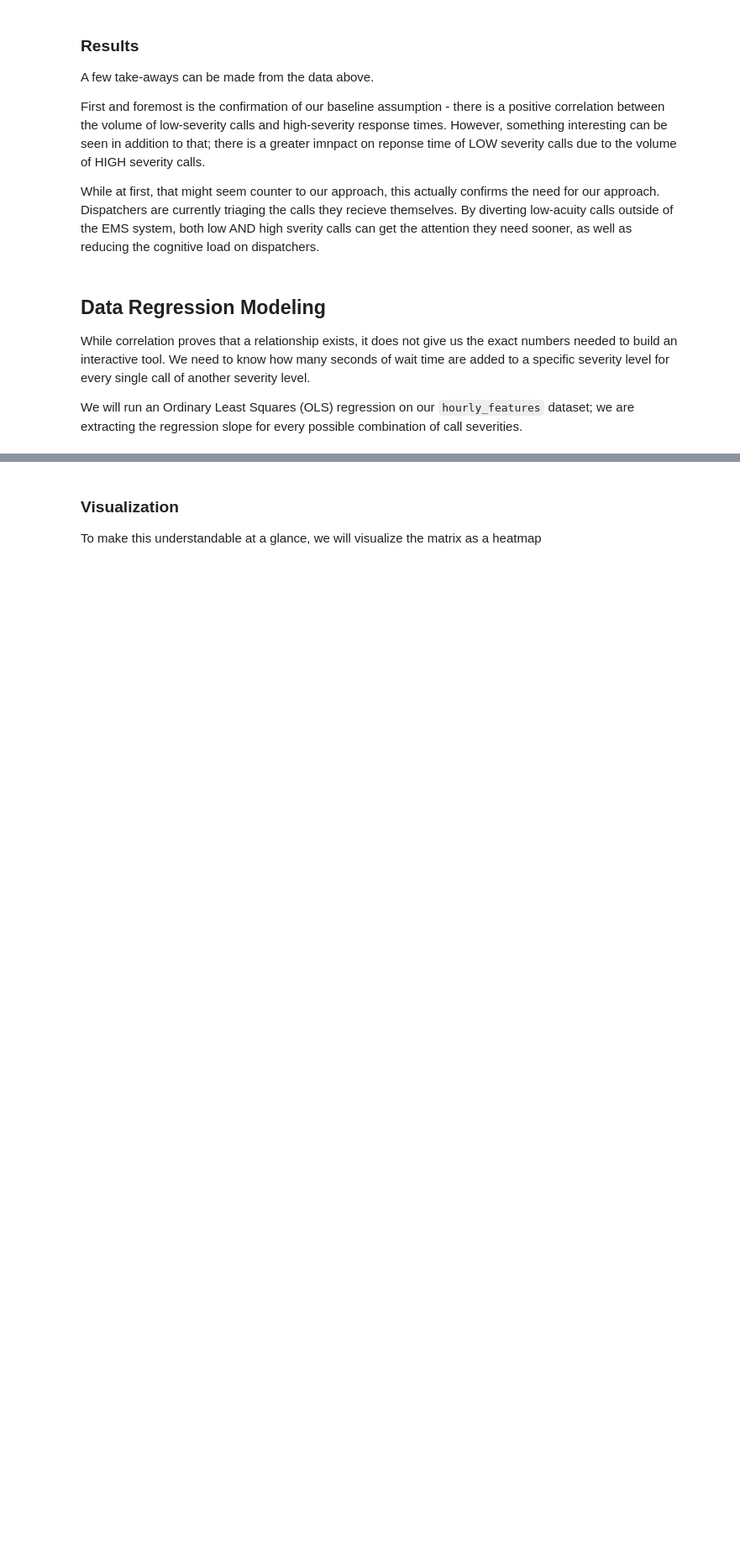
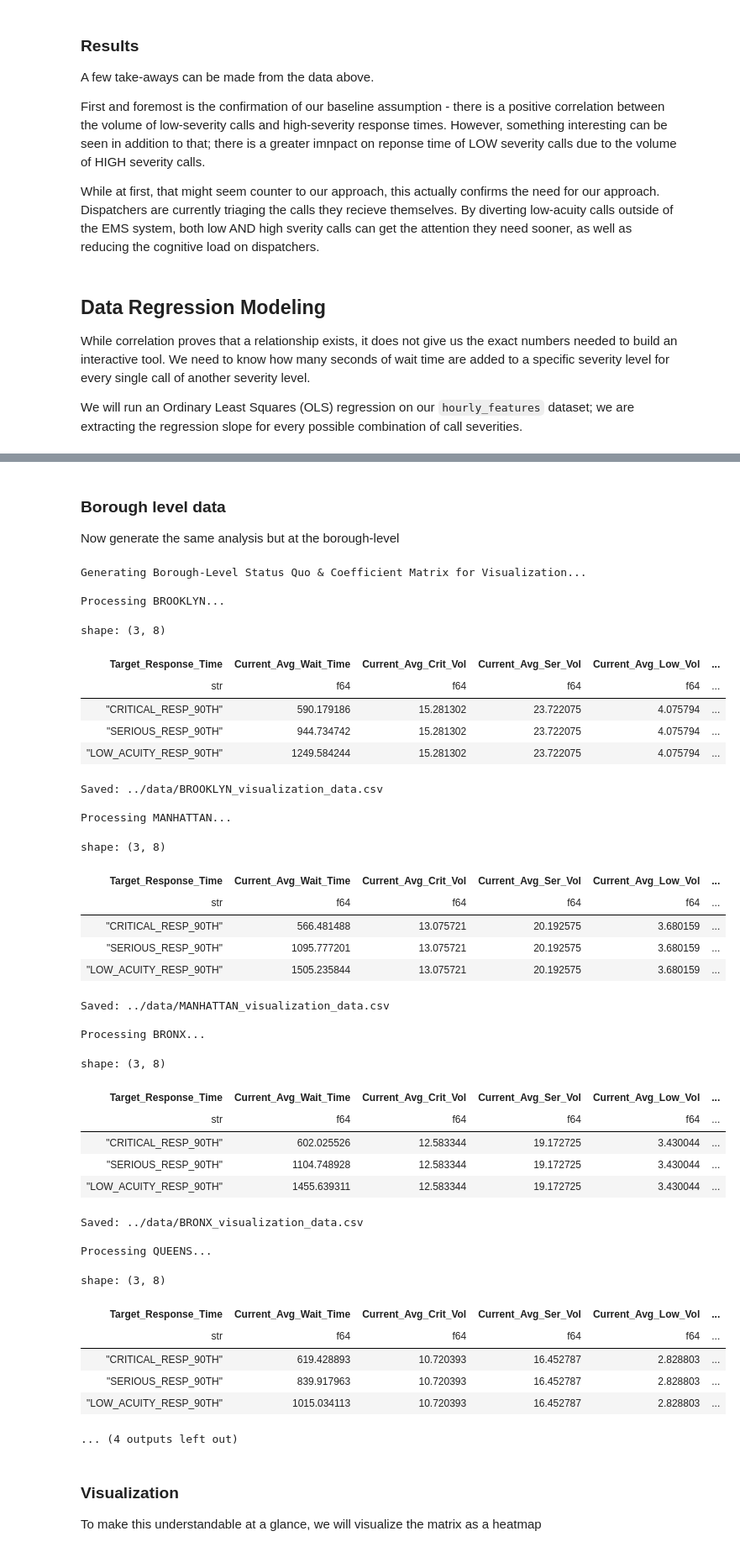
Before and after one commit to lzillmer/CSE-6242-Project, a Jupyter notebook: notebooks/parquet_processing.ipynb, the cells around one changed output, grey strips where cells are left out. Shown at 84% size. Drawn from its saved outputs; the diff is of its cells as text; code cells hidden in the pictures; blank space fills up the shorter version.

```diff
--- a/notebooks/parquet_processing.ipynb
+++ b/notebooks/parquet_processing.ipynb
@@ -371,11 +539,8 @@ We will run an Ordinary Least Squares (OLS) regression on our `hourly_features`
+# %% [markdown]
+### Borough level data
+Now generate the same analysis but at the borough-level
 # %%
-regression_csv_path = "../data/regression_matrix.csv"
-
-print("Generating Final Status Quo & Coefficient Matrix for Visualization...")
-
-vol_cols = ["CRITICAL_VOL", "SERIOUS_VOL", "LOW_ACUITY_VOL"]
-resp_cols = ["CRITICAL_RESP_90TH", "SERIOUS_RESP_90TH", "LOW_ACUITY_RESP_90TH"]
-
+print("Generating Borough-Level Status Quo & Coefficient Matrix for Visualization...")
 # Loop through each borough and generate a dedicated CSV
 for borough in boroughs:
     if borough == "UNKNOWN":
@@ -423,34 +588,71 @@ for borough in boroughs:
             y_spikes = spikes_df[resp_col]
 
             try:
                 # posititve=True ebcause negative coefficients have no meaning
                 # fit_intercept=False is used because mathematically, a 0-volume spike must equal a 0-second wait time spike.
                 model = LinearRegression(fit_intercept=False, positive=True)
                 model.fit(X_spikes, y_spikes)
 
                 # Extract the calculated coefficients
                 row_data["CRITICAL_VOL_Coef"] = model.coef_[0]
                 row_data["SERIOUS_VOL_Coef"] = model.coef_[1]
                 row_data["LOW_ACUITY_VOL_Coef"] = model.coef_[2]
 
             except Exception as e:
                 print(f"Error processing {resp_col} regression: {e}")
                 row_data.update({"CRITICAL_VOL_Coef": None, "SERIOUS_VOL_Coef": None, "LOW_ACUITY_VOL_Coef": None})
         else:
             row_data.update({"CRITICAL_VOL_Coef": None, "SERIOUS_VOL_Coef": None, "LOW_ACUITY_VOL_Coef": None})
 
         matrix_rows.append(row_data)
 
-    # --- 4. SAVE INDIVIDUAL BOROUGH FILES ---
     # Convert the processed rows back into a Polars DataFrame for consistency
     borough_matrix = pl.DataFrame(matrix_rows)
 
     # Save each borough's matrix to its own CSV, matching your previous file structure format
     output_path = f"../data/{borough}_visualization_data.csv"
     borough_matrix.write_csv(output_path)
     display(borough_matrix)
 
     print(f"Saved: {output_path}")
+# %% [output]
+Generating Borough-Level Status Quo & Coefficient Matrix for Visualization...
+
+Processing BROOKLYN...
+shape: (3, 8)
+| Target_Response_Time | Current_Avg_Wait_Time | Current_Avg_Crit_Vol | Current_Avg_Ser_Vol | Current_Avg_Low_Vol | ... |
+| str | f64 | f64 | f64 | f64 | ... |
+| "CRITICAL_RESP_90TH" | 590.179186 | 15.281302 | 23.722075 | 4.075794 | ... |
+| "SERIOUS_RESP_90TH" | 944.734742 | 15.281302 | 23.722075 | 4.075794 | ... |
+| "LOW_ACUITY_RESP_90TH" | 1249.584244 | 15.281302 | 23.722075 | 4.075794 | ... |
+Saved: ../data/BROOKLYN_visualization_data.csv
+
+Processing MANHATTAN...
+shape: (3, 8)
+| Target_Response_Time | Current_Avg_Wait_Time | Current_Avg_Crit_Vol | Current_Avg_Ser_Vol | Current_Avg_Low_Vol | ... |
+| str | f64 | f64 | f64 | f64 | ... |
+| "CRITICAL_RESP_90TH" | 566.481488 | 13.075721 | 20.192575 | 3.680159 | ... |
+| "SERIOUS_RESP_90TH" | 1095.777201 | 13.075721 | 20.192575 | 3.680159 | ... |
+| "LOW_ACUITY_RESP_90TH" | 1505.235844 | 13.075721 | 20.192575 | 3.680159 | ... |
+Saved: ../data/MANHATTAN_visualization_data.csv
+
+Processing BRONX...
+shape: (3, 8)
+| Target_Response_Time | Current_Avg_Wait_Time | Current_Avg_Crit_Vol | Current_Avg_Ser_Vol | Current_Avg_Low_Vol | ... |
+| str | f64 | f64 | f64 | f64 | ... |
+| "CRITICAL_RESP_90TH" | 602.025526 | 12.583344 | 19.172725 | 3.430044 | ... |
+| "SERIOUS_RESP_90TH" | 1104.748928 | 12.583344 | 19.172725 | 3.430044 | ... |
+| "LOW_ACUITY_RESP_90TH" | 1455.639311 | 12.583344 | 19.172725 | 3.430044 | ... |
+Saved: ../data/BRONX_visualization_data.csv
+
+Processing QUEENS...
+shape: (3, 8)
+| Target_Response_Time | Current_Avg_Wait_Time | Current_Avg_Crit_Vol | Current_Avg_Ser_Vol | Current_Avg_Low_Vol | ... |
+| str | f64 | f64 | f64 | f64 | ... |
+| "CRITICAL_RESP_90TH" | 619.428893 | 10.720393 | 16.452787 | 2.828803 | ... |
+| "SERIOUS_RESP_90TH" | 839.917963 | 10.720393 | 16.452787 | 2.828803 | ... |
+| "LOW_ACUITY_RESP_90TH" | 1015.034113 | 10.720393 | 16.452787 | 2.828803 | ... |
+... (4 outputs left out)
 # %% [markdown]
 ### Visualization
 
```
Also changed, not shown: parts of 14 cells of this notebook, 7 other files.
